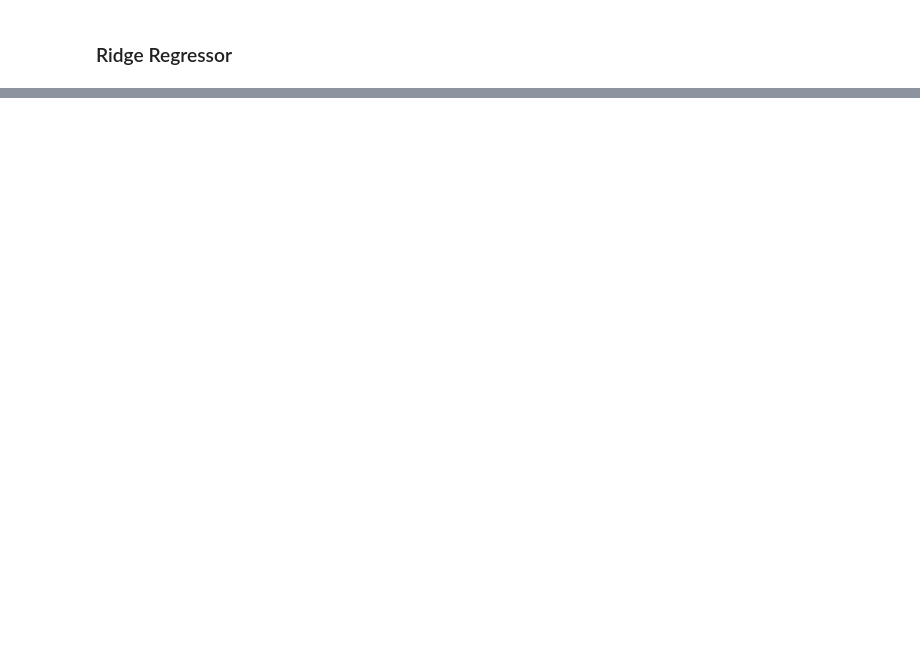
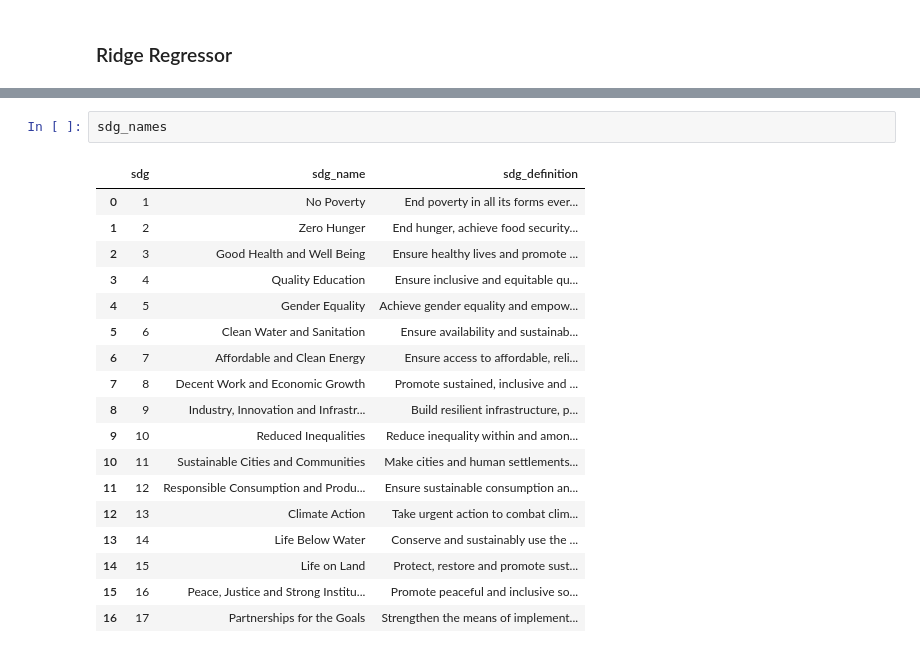
Before and after one commit to joshwinnes11/Project-4, a Jupyter notebook: project4.ipynb, the cells around one changed output, grey strips where cells are left out. Drawn from its saved outputs; the diff is of its cells as text; blank space fills up the shorter version.

```diff
--- a/project4.ipynb
+++ b/project4.ipynb
@@ -255,0 +301,21 @@ ValueError: Mix type of y not allowed, got types {'continuous', 'multiclass'}
+# %%
+sdg_names
+# %% [output]
+|  | sdg | sdg_name | sdg_definition |
+| 0 | 1 | No Poverty | End poverty in all its forms ever... |
+| 1 | 2 | Zero Hunger | End hunger, achieve food security... |
+| 2 | 3 | Good Health and Well Being | Ensure healthy lives and promote ... |
+| 3 | 4 | Quality Education | Ensure inclusive and equitable qu... |
+| 4 | 5 | Gender Equality | Achieve gender equality and empow... |
+| 5 | 6 | Clean Water and Sanitation | Ensure availability and sustainab... |
+| 6 | 7 | Affordable and Clean Energy | Ensure access to affordable, reli... |
+| 7 | 8 | Decent Work and Economic Growth | Promote sustained, inclusive and ... |
+| 8 | 9 | Industry, Innovation and Infrastr... | Build resilient infrastructure, p... |
+| 9 | 10 | Reduced Inequalities | Reduce inequality within and amon... |
+| 10 | 11 | Sustainable Cities and Communities | Make cities and human settlements... |
+| 11 | 12 | Responsible Consumption and Produ... | Ensure sustainable consumption an... |
+| 12 | 13 | Climate Action | Take urgent action to combat clim... |
+| 13 | 14 | Life Below Water | Conserve and sustainably use the ... |
+| 14 | 15 | Life on Land | Protect, restore and promote sust... |
+| 15 | 16 | Peace, Justice and Strong Institu... | Promote peaceful and inclusive so... |
+| 16 | 17 | Partnerships for the Goals | Strengthen the means of implement... |
```
Also changed, not shown: parts of 29 cells of this notebook.
